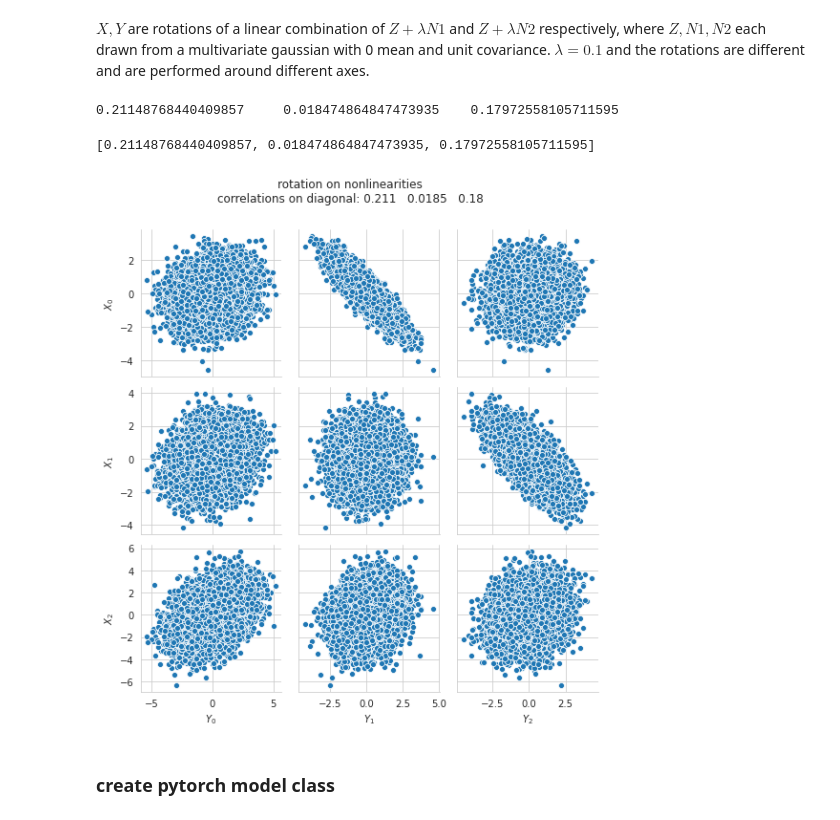
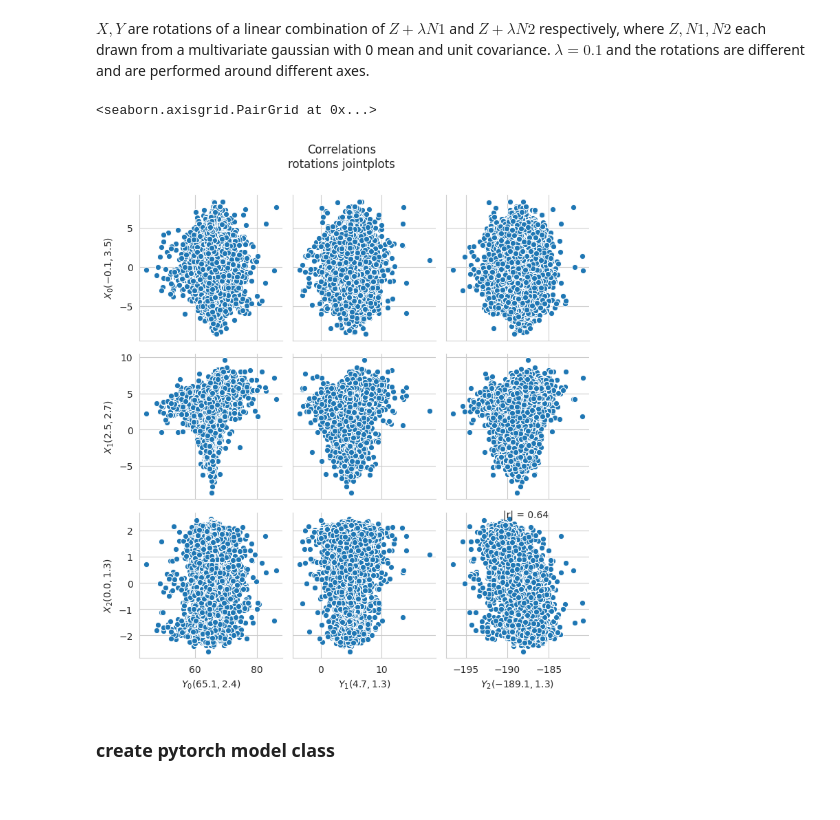
Before and after one commit to jonatanbarkan/ACEDeep, a Jupyter notebook: ADCEs.ipynb, the cells around one changed output. Saved outputs shown, nothing was run; the diff lists cells and outputs as text; code cells hidden in the pictures.

```diff
--- a/ADCEs.ipynb
+++ b/ADCEs.ipynb
@@ -144,6 +170,7 @@ thetaX[2] = np.pi/2
 rot_axis_X = np.array([1, 1, 1])
 rotX = Rotation.from_rotvec(thetaX * rot_axis_X)
 X = rotX.apply(X_non_linear)
+X = X +  0.1 * white_noise(X.shape)
 # %%
 print(f'X: mean {np.mean(X, axis=0)}, std {np.std(X, axis=0)}')
 # %% [output]
@@ -151,5 +178,3 @@ X: mean [-0.0061841  -0.0029751   0.00389063], std [0.99709836 1.1346419  1.5640
-# %%
-X += np.array([.1, .1, .1]) * N3
 # %%
 thetaY = [0] * d
 thetaY[0] = -np.pi / 2
@@ -157,6 +182,7 @@ thetaY[1] = -np.pi / 6
 rot_axis_Y = np.array([1, 1, 1])
 rotY = Rotation.from_rotvec(thetaY * rot_axis_Y)
 Y = rotY.apply(Y_non_linear)
+Y = Y +  0.1 * white_noise(Y.shape)
 # %%
 print(f'X: mean {np.mean(Y, axis=0)}, std {np.std(Y, axis=0)}')
 # %% [output]
@@ -164,14 +190,12 @@ X: mean [-0.02221667 -0.00393371 -0.01590042], std [1.4750083  1.07087425 1.1671
-# %%
-Y += np.array([.1, .1, .1]) * N4
 # %% [markdown]
 $X, Y$ are rotations of a linear combination of $Z + \lambda N1$ and $Z + \lambda N2$ respectively, where $Z, N1, N2$ each drawn from a multivariate gaussian with 0 mean and unit covariance.
 $\lambda=0.1$ and the rotations are different and are performed around different axes.
 # %%
-draw_correlations(X,Y, True, labels=['X', 'Y'], title='rotation_on_nonlinearities')
+# draw_correlations(X,Y, True, labels=['X', 'Y'], title='rotation_on_nonlinearities')
+compare_variables([('X', X)], [('Y', Y)], name='rotations_jointplots', name_init='03')
 # %% [output]
-0.21148768440409857     0.018474864847473935    0.17972558105711595
+<seaborn.axisgrid.PairGrid at 0x...>
-[0.21148768440409857, 0.018474864847473935, 0.17972558105711595]
-[figure, old version]
+[figure, new version]
 # %% [markdown]
 ### create pytorch model class
 # %% [markdown]
```
Also changed, not shown: parts of 64 cells of this notebook.
